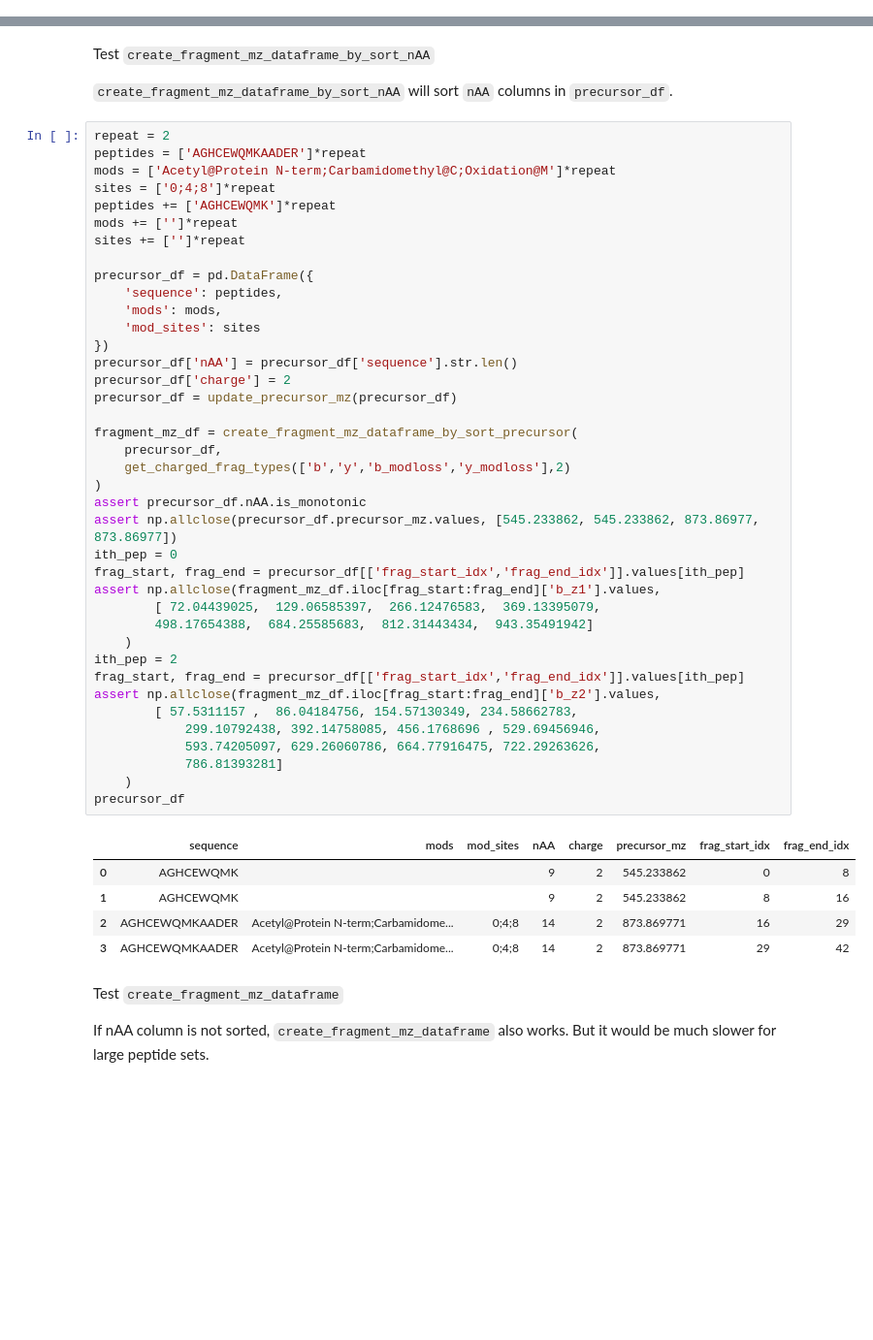
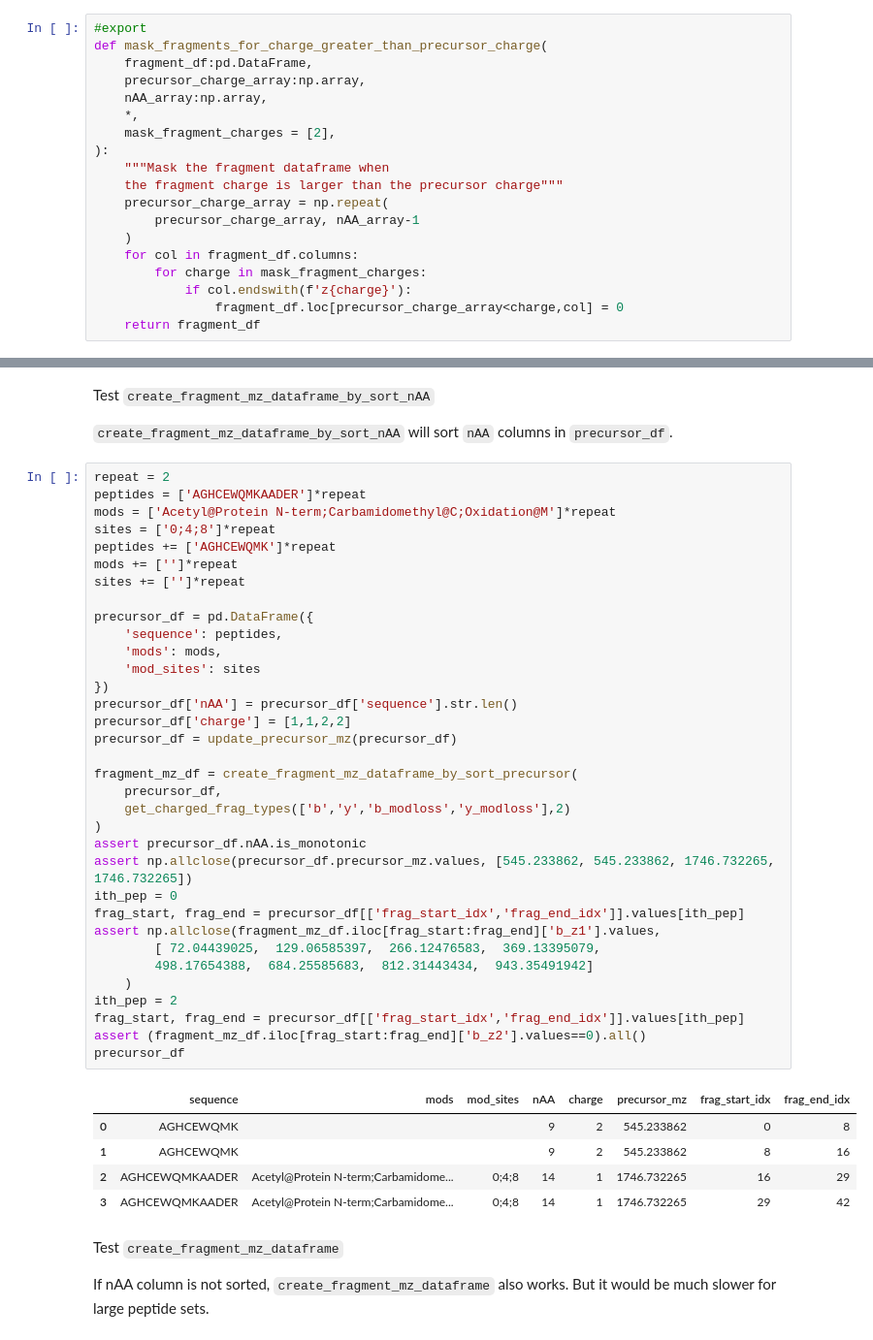
Before and after one commit to MannLabs/alphabase, a Jupyter notebook: nbdev_nbs/peptide/fragment.ipynb, the cells around one changed output, grey strips where cells are left out. Shown at 97% size. Saved outputs shown, nothing was run; the diff lists cells and outputs as text; blank space fills up the shorter version.

Commit message:
mask_fragment: charge>precursor_charge

```diff
--- a/nbdev_nbs/peptide/fragment.ipynb
+++ b/nbdev_nbs/peptide/fragment.ipynb
@@ -401,6 +393,25 @@ def calc_fragment_mz_values_for_same_nAA(
                 f'Fragment type "{frag_type}" is not in fragment_mz_df.'
             )
     return np.array(mz_values).T
+# %%
+#export
+def mask_fragments_for_charge_greater_than_precursor_charge(
+    fragment_df:pd.DataFrame,
+    precursor_charge_array:np.array,
+    nAA_array:np.array,
+    *,
+    mask_fragment_charges = [2],
+):
+    """Mask the fragment dataframe when
+    the fragment charge is larger than the precursor charge"""
+    precursor_charge_array = np.repeat(
+        precursor_charge_array, nAA_array-1
+    )
+    for col in fragment_df.columns:
+        for charge in mask_fragment_charges:
+            if col.endswith(f'z{charge}'):
+                fragment_df.loc[precursor_charge_array<charge,col] = 0
+    return fragment_df
 # %% [markdown]
 # Create fragment mz dataframe
  This is one of the most important functions in alphabase. For a given `precursor_df`, it calculates the fragment ion dataframe, and also set the `frag_start_idx` and `frag_end_idx` column values to connect the `precursor_df` and `fragment_mz_df`.
@@ -567,43 +587,38 @@ sites = ['0;4;8']*repeat
 peptides += ['AGHCEWQMK']*repeat
 mods += ['']*repeat
 sites += ['']*repeat
 
 precursor_df = pd.DataFrame({
     'sequence': peptides,
     'mods': mods,
     'mod_sites': sites
 })
 precursor_df['nAA'] = precursor_df['sequence'].str.len()
-precursor_df['charge'] = 2
+precursor_df['charge'] = [1,1,2,2]
 precursor_df = update_precursor_mz(precursor_df)
 
 fragment_mz_df = create_fragment_mz_dataframe_by_sort_precursor(
     precursor_df,
     get_charged_frag_types(['b','y','b_modloss','y_modloss'],2)
 )
 assert precursor_df.nAA.is_monotonic
-assert np.allclose(precursor_df.precursor_mz.values, [545.233862, 545.233862, 873.86977, 873.86977])
+assert np.allclose(precursor_df.precursor_mz.values, [545.233862, 545.233862, 1746.732265, 1746.732265])
 ith_pep = 0
 frag_start, frag_end = precursor_df[['frag_start_idx','frag_end_idx']].values[ith_pep]
 assert np.allclose(fragment_mz_df.iloc[frag_start:frag_end]['b_z1'].values,
         [ 72.04439025,  129.06585397,  266.12476583,  369.13395079,
         498.17654388,  684.25585683,  812.31443434,  943.35491942]
     )
 ith_pep = 2
 frag_start, frag_end = precursor_df[['frag_start_idx','frag_end_idx']].values[ith_pep]
-assert np.allclose(fragment_mz_df.iloc[frag_start:frag_end]['b_z2'].values,
-        [ 57.5311157 ,  86.04184756, 154.57130349, 234.58662783,
-            299.10792438, 392.14758085, 456.1768696 , 529.69456946,
-            593.74205097, 629.26060786, 664.77916475, 722.29263626,
-            786.81393281]
-    )
+assert (fragment_mz_df.iloc[frag_start:frag_end]['b_z2'].values==0).all()
 precursor_df
 # %% [output]
 |  | sequence | mods | mod_sites | nAA | charge | precursor_mz | frag_start_idx | frag_end_idx |
 | 0 | AGHCEWQMK |  |  | 9 | 2 | 545.233862 | 0 | 8 |
 | 1 | AGHCEWQMK |  |  | 9 | 2 | 545.233862 | 8 | 16 |
-| 2 | AGHCEWQMKAADER | Acetyl@Protein N-term;Carbamidome... | 0;4;8 | 14 | 2 | 873.869771 | 16 | 29 |
-| 3 | AGHCEWQMKAADER | Acetyl@Protein N-term;Carbamidome... | 0;4;8 | 14 | 2 | 873.869771 | 29 | 42 |
+| 2 | AGHCEWQMKAADER | Acetyl@Protein N-term;Carbamidome... | 0;4;8 | 14 | 1 | 1746.732265 | 16 | 29 |
+| 3 | AGHCEWQMKAADER | Acetyl@Protein N-term;Carbamidome... | 0;4;8 | 14 | 1 | 1746.732265 | 29 | 42 |
 # %% [markdown]
 Test `create_fragment_mz_dataframe`
 
```
Also changed, not shown: parts of 2 cells of this notebook, 2 other files.
